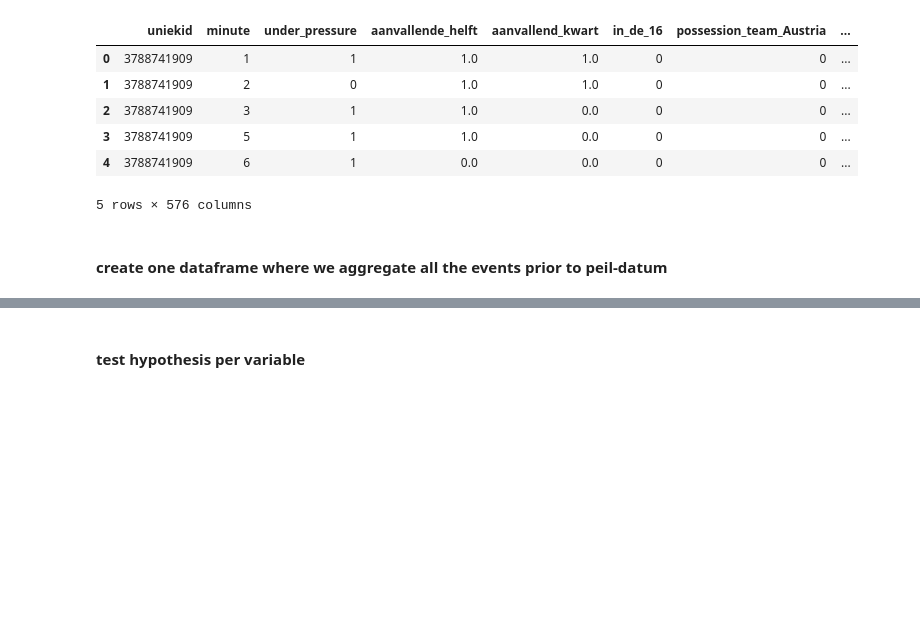
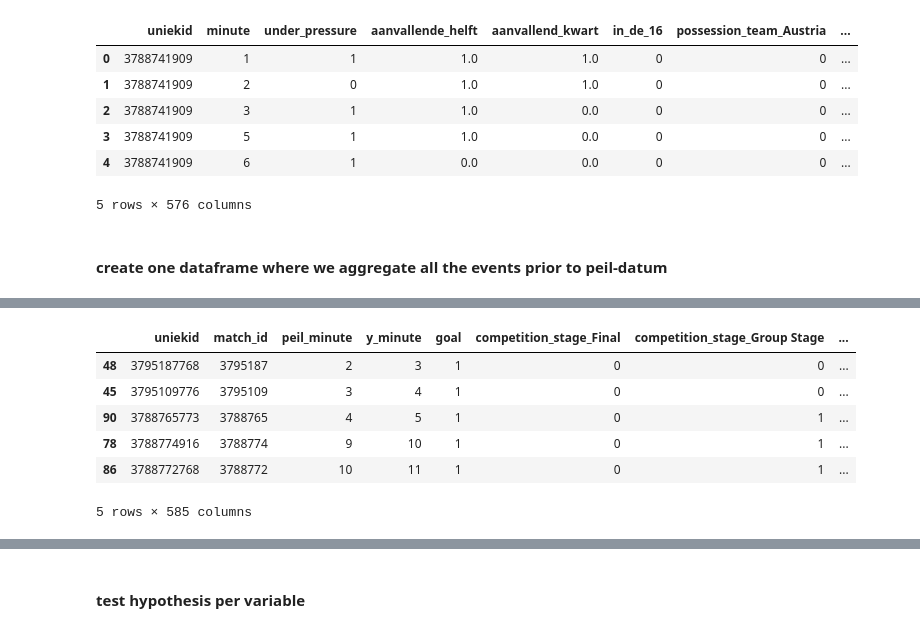
Before and after one commit to Nelleke20/notebook.goalpredictor, a Jupyter notebook: notebooks/1_create_trainset.ipynb, the cells around one changed output, grey strips where cells are left out. Drawn from its saved outputs; the diff is of its cells as text; code cells hidden in the pictures; blank space fills up the shorter version.

```diff
--- a/notebooks/1_create_trainset.ipynb
+++ b/notebooks/1_create_trainset.ipynb
@@ -365 +414,11 @@ total_df = pd.merge(yvar_static_data, aggregated, left_on=left_keys, right_on=ri
+# %%
+total_df.head()
+# %% [output]
+|  | uniekid | match_id | peil_minute | y_minute | goal | competition_stage_Final | competition_stage_Group Stage | ... |
+| 48 | 3795187768 | 3795187 | 2 | 3 | 1 | 0 | 0 | ... |
+| 45 | 3795109776 | 3795109 | 3 | 4 | 1 | 0 | 0 | ... |
+| 90 | 3788765773 | 3788765 | 4 | 5 | 1 | 0 | 1 | ... |
+| 78 | 3788774916 | 3788774 | 9 | 10 | 1 | 0 | 1 | ... |
+| 86 | 3788772768 | 3788772 | 10 | 11 | 1 | 0 | 1 | ... |
+5 rows × 585 columns
 # %%
```
Also changed, not shown: parts of 18 cells of this notebook, 1 other file.
